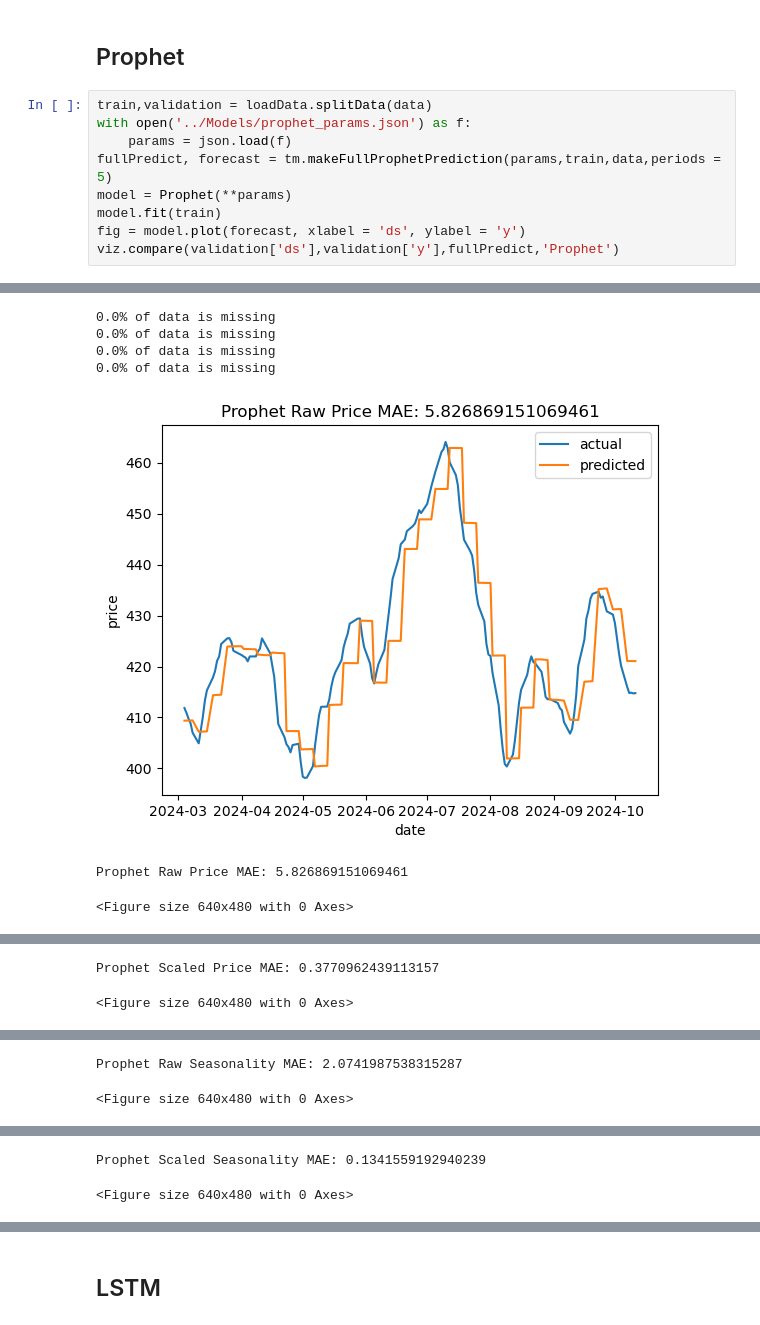
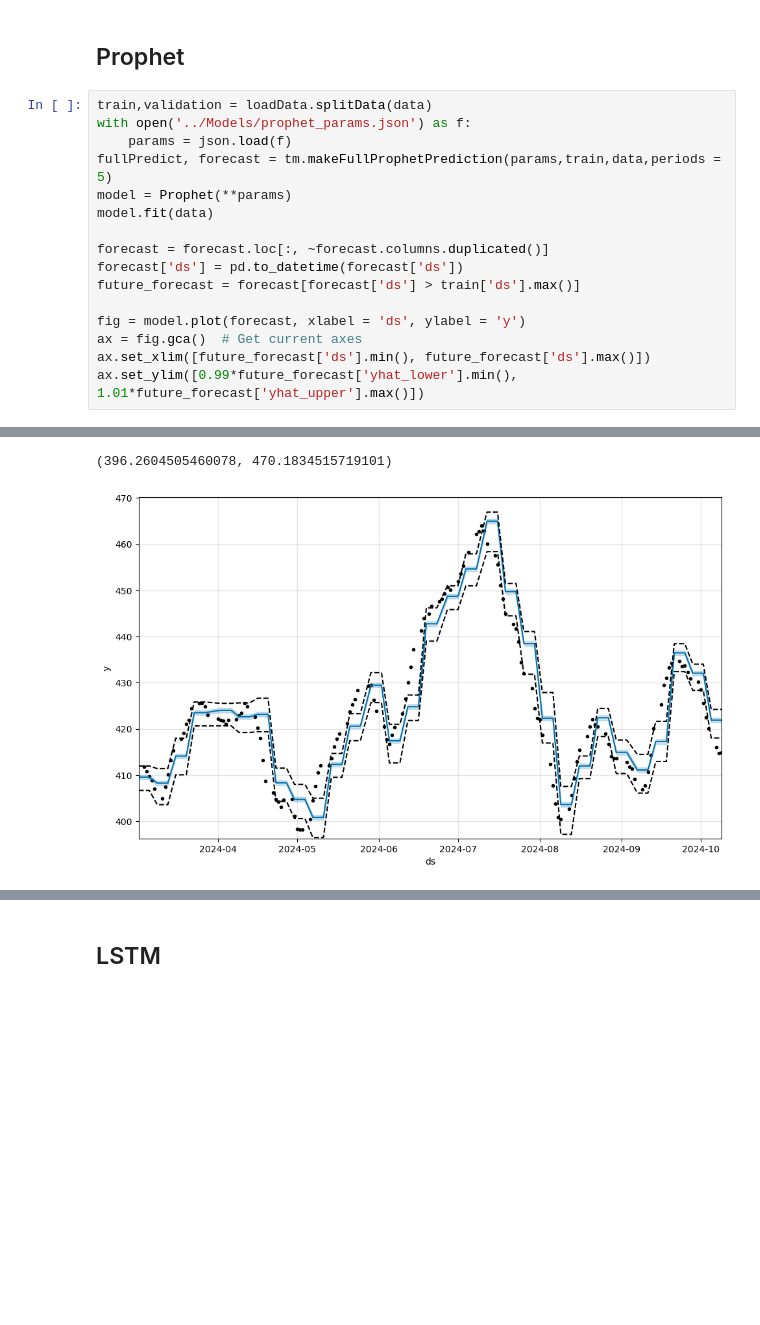
Before and after one commit to GGSimmons1992/5wbtHJaH3kS0oFG6, a Jupyter notebook: Notebooks/Evaluation.ipynb, the cells around one changed output, grey strips where cells are left out. Saved outputs shown, nothing was run; the diff lists cells and outputs as text; blank space fills up the shorter version.

Commit message:
implement bollinger bands for prophet

```diff
--- a/Notebooks/Evaluation.ipynb
+++ b/Notebooks/Evaluation.ipynb
@@ -126,7 +127,14 @@ with open('../Models/prophet_params.json') as f:
     params = json.load(f)
 fullPredict, forecast = tm.makeFullProphetPrediction(params,train,data,periods = 5)
 model = Prophet(**params)
-model.fit(train)
+model.fit(data)
+
+forecast = forecast.loc[:, ~forecast.columns.duplicated()]
+forecast['ds'] = pd.to_datetime(forecast['ds'])
+future_forecast = forecast[forecast['ds'] > train['ds'].max()]
+
 fig = model.plot(forecast, xlabel = 'ds', ylabel = 'y')
-viz.compare(validation['ds'],validation['y'],fullPredict,'Prophet')
+ax = fig.gca()  # Get current axes
+ax.set_xlim([future_forecast['ds'].min(), future_forecast['ds'].max()])
+ax.set_ylim([0.99*future_forecast['yhat_lower'].min(), 1.01*future_forecast['yhat_upper'].max()])
 # %% [output]
@@ -150,7 +158,2 @@ viz.compare(validation['ds'],validation['y'],fullPredict,'Prophet')
-0.0% of data is missing
-0.0% of data is missing
-0.0% of data is missing
-0.0% of data is missing
+(396.2604505460078, 470.1834515719101)
-[figure, old version]
+[figure, new version]
-Prophet Raw Price MAE: 5.826869151069461
-<Figure size 640x480 with 0 Axes>
@@ -158,2 +159,0 @@ Prophet Raw Price MAE: 5.826869151069461
-Prophet Scaled Price MAE: 0.3770962439113157
-<Figure size 640x480 with 0 Axes>
@@ -161,2 +159,0 @@ Prophet Scaled Price MAE: 0.3770962439113157
-Prophet Raw Seasonality MAE: 2.0741987538315287
-<Figure size 640x480 with 0 Axes>
@@ -164,2 +159,0 @@ Prophet Raw Seasonality MAE: 2.0741987538315287
-Prophet Scaled Seasonality MAE: 0.1341559192940239
-<Figure size 640x480 with 0 Axes>
```
Also changed, not shown: parts of 5 cells of this notebook, 6 other files.
